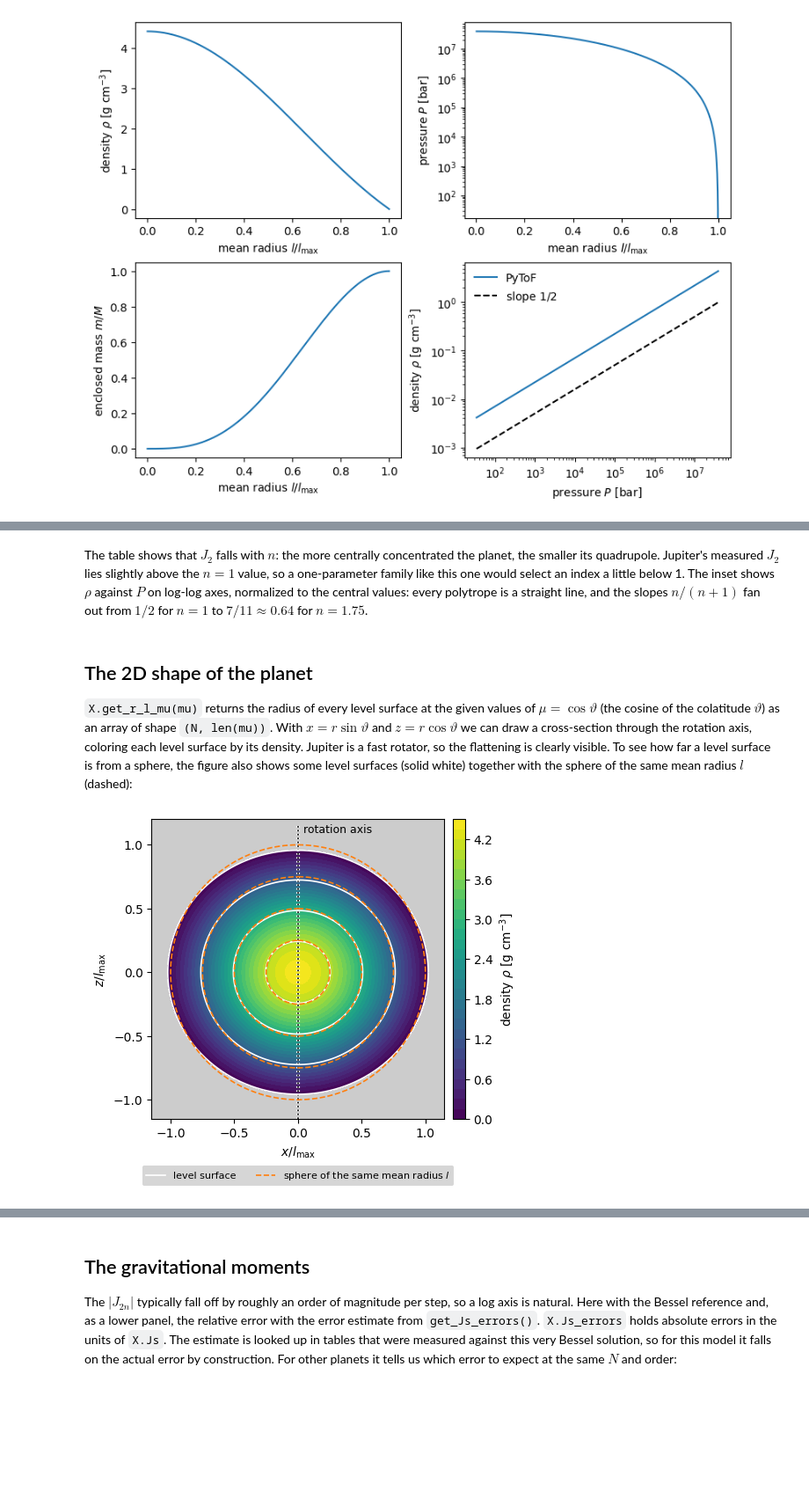
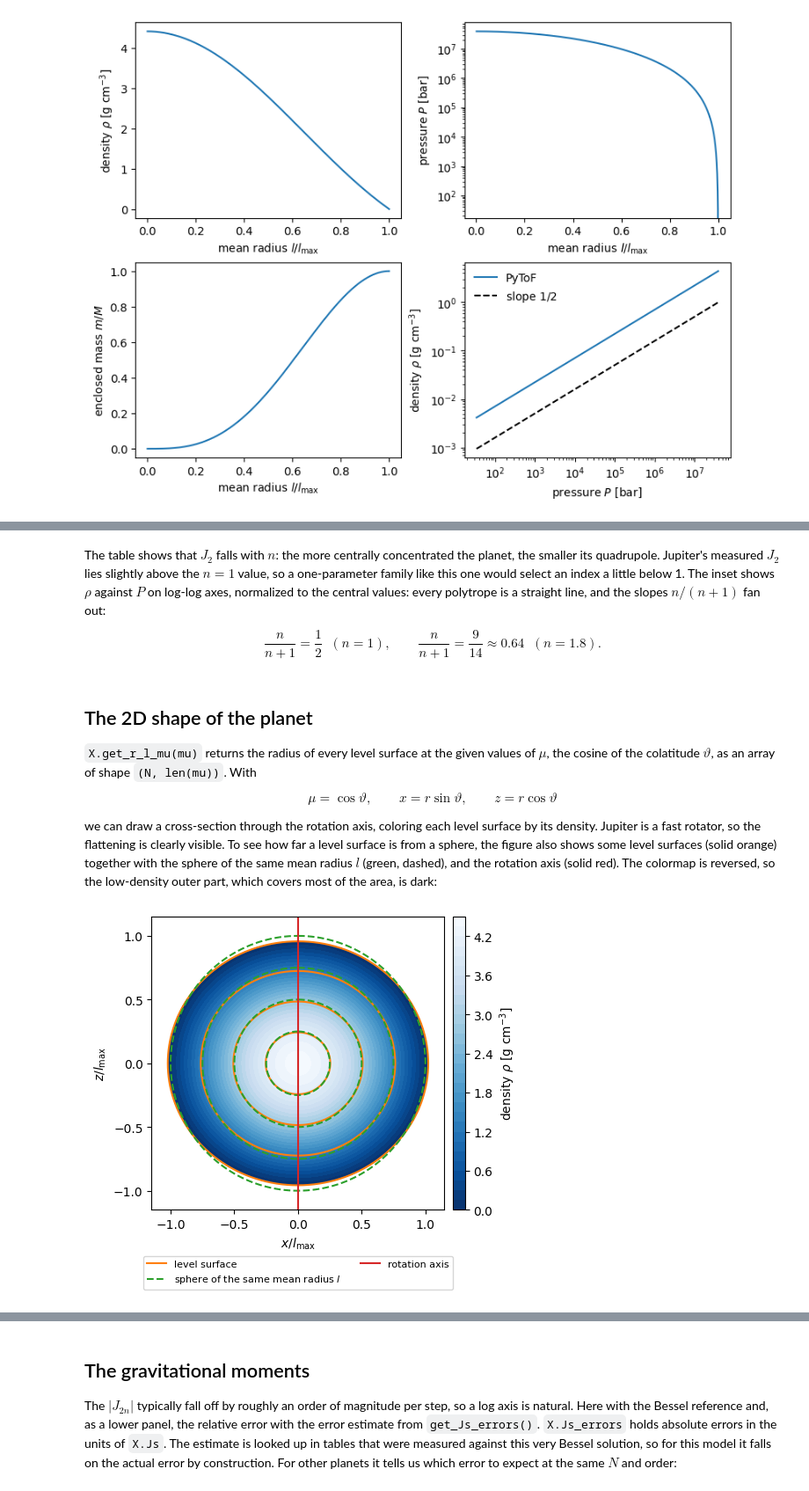
Before and after one commit to lucamorf/PyToF, a Jupyter notebook: tutorial/02_plotting.ipynb, the cells around one changed output, grey strips where cells are left out. Shown at 88% size. Cells and saved outputs as stored; diff of their text form; code cells hidden in the pictures; blank space fills up the shorter version.

Commit message:
Notebooks: tutorials 1-3 re-executed, 2D shape plot recoloured (Blues_r, C1/C2/C3)
Co-Authored-By: Claude Sonnet 5.5 <noreply@anthropic.com>

```diff
--- a/tutorial/02_plotting.ipynb
+++ b/tutorial/02_plotting.ipynb
@@ -131,45 +144,46 @@ n      J2            J4
 # %% [markdown]
-The table shows that $J_2$ falls with $n$: the more centrally concentrated the planet, the smaller its quadrupole. Jupiter's measured $J_2$ lies slightly above the $n=1$ value, so a one-parameter family like this one would select an index a little below 1. The inset shows $\rho$ against $P$ on log-log axes, normalized to the central values: every polytrope is a straight line, and the slopes $n/(n+1)$ fan out from $1/2$ for $n=1$ to $7/11\approx0.64$ for $n=1.75$.
+The table shows that $J_2$ falls with $n$: the more centrally concentrated the planet, the smaller its quadrupole. Jupiter's measured $J_2$ lies slightly above the $n=1$ value, so a one-parameter family like this one would select an index a little below 1. The inset shows $\rho$ against $P$ on log-log axes, normalized to the central values: every polytrope is a straight line, and the slopes $n/(n+1)$ fan out:
+
+$$\frac{n}{n+1} = \frac{1}{2} \;\; (n=1), \qquad \frac{n}{n+1} = \frac{9}{14} \approx 0.64 \;\; (n=1.8).$$
 # %% [markdown]
 ## The 2D shape of the planet
 
-`X.get_r_l_mu(mu)` returns the radius of every level surface at the given values of $\mu=\cos\vartheta$ (the cosine of the colatitude $\vartheta$) as an array of shape `(N, len(mu))`. With $x = r\sin\vartheta$ and $z = r\cos\vartheta$ we can draw a cross-section through the rotation axis, coloring each level surface by its density. Jupiter is a fast rotator, so the flattening is clearly visible. To see how far a level surface is from a sphere, the figure also shows some level surfaces (solid white) together with the sphere of the same mean radius $l$ (dashed):
+`X.get_r_l_mu(mu)` returns the radius of every level surface at the given values of $\mu$, the cosine of the colatitude $\vartheta$, as an array of shape `(N, len(mu))`. With
+
+$$\mu = \cos\vartheta, \qquad x = r\sin\vartheta, \qquad z = r\cos\vartheta$$
+
+we can draw a cross-section through the rotation axis, coloring each level surface by its density. Jupiter is a fast rotator, so the flattening is clearly visible. To see how far a level surface is from a sphere, the figure also shows some level surfaces (solid orange) together with the sphere of the same mean radius $l$ (green, dashed), and the rotation axis (solid red). The colormap is reversed, so the low-density outer part, which covers most of the area, is dark:
 # %%
-import matplotlib.patheffects as pe
 from mpl_toolkits.axes_grid1 import make_axes_locatable
 
 theta = np.linspace(0, 2 * np.pi, 721)  # 0..pi: right half, pi..2pi: left half
 r = X.get_r_l_mu(np.cos(theta))  # (N, len(theta)), in m
 xs, zs = r * np.sin(theta) / X.li[0], r * np.cos(theta) / X.li[0]
 rho_shell = np.outer(X.rhoi / 1000, np.ones_like(theta))
 
 fig, ax = plt.subplots(figsize=(4.6, 4.6))
-ax.set_facecolor("0.8")  # grey, so that the white lines are visible outside of the planet
-cs = ax.contourf(xs, zs, rho_shell, levels=40, cmap="viridis")
+cs = ax.contourf(xs, zs, rho_shell, levels=40, cmap="Blues_r")
 
-# some level surfaces (solid) and the sphere of the same mean radius l (dashed):
+# some level surfaces and the sphere of the same mean radius l:
 phi = np.linspace(0, 2 * np.pi, 361)
 for k, fraction in enumerate([1.0, 0.75, 0.5, 0.25]):
     i = np.argmin(np.abs(X.li / X.li[0] - fraction))
     l = X.li[i] / X.li[0]
-    ax.plot(xs[i], zs[i], color="w", linewidth=1.2, label="level surface" if k == 0 else None)
-    ax.plot(l * np.sin(phi), l * np.cos(phi), color="tab:orange", linestyle="--", linewidth=1.2,
+    ax.plot(xs[i], zs[i], color="C1", label="level surface" if k == 0 else None)
+    ax.plot(l * np.sin(phi), l * np.cos(phi), color="C2", linestyle="--",
             label="sphere of the same mean radius $l$" if k == 0 else None)
-
-# rotation axis (with a white halo so that it is visible on every background):
-ax.plot([0, 0], [-1.15, 1.15], "k:", linewidth=1.2, zorder=1.5, path_effects=[pe.withStroke(linewidth=3, foreground="w")])
-ax.text(0.04, 1.12, "rotation axis", fontsize=9, va="center")
+ax.plot([0, 0], [-1.15, 1.15], color="C3", label="rotation axis")
 
 ax.set_xlim(-1.15, 1.15)
-ax.set_ylim(-1.15, 1.2)
+ax.set_ylim(-1.15, 1.15)
 ax.set_aspect("equal")
 ax.set_xlabel(r"$x / l_\mathrm{max}$")
 ax.set_ylabel(r"$z / l_\mathrm{max}$")
-ax.legend(loc="upper center", bbox_to_anchor=(0.5, -0.14), ncol=2, facecolor="0.8", edgecolor="none", fontsize=8)  # grey box: the white line is visible
+ax.legend(loc="upper center", bbox_to_anchor=(0.5, -0.14), ncol=2, fontsize=8)
 
 # colorbar with exactly the height of the axes:
 cax = make_axes_locatable(ax).append_axes("right", size="4%", pad=0.1)
 fig.colorbar(cs, cax=cax, label=LABELS["rho"]);
 # %% [output]
-[figure, old version]
+[figure, new version]
 # %% [markdown]
```
Also changed, not shown: parts of 7 cells of this notebook, 2 other files.
